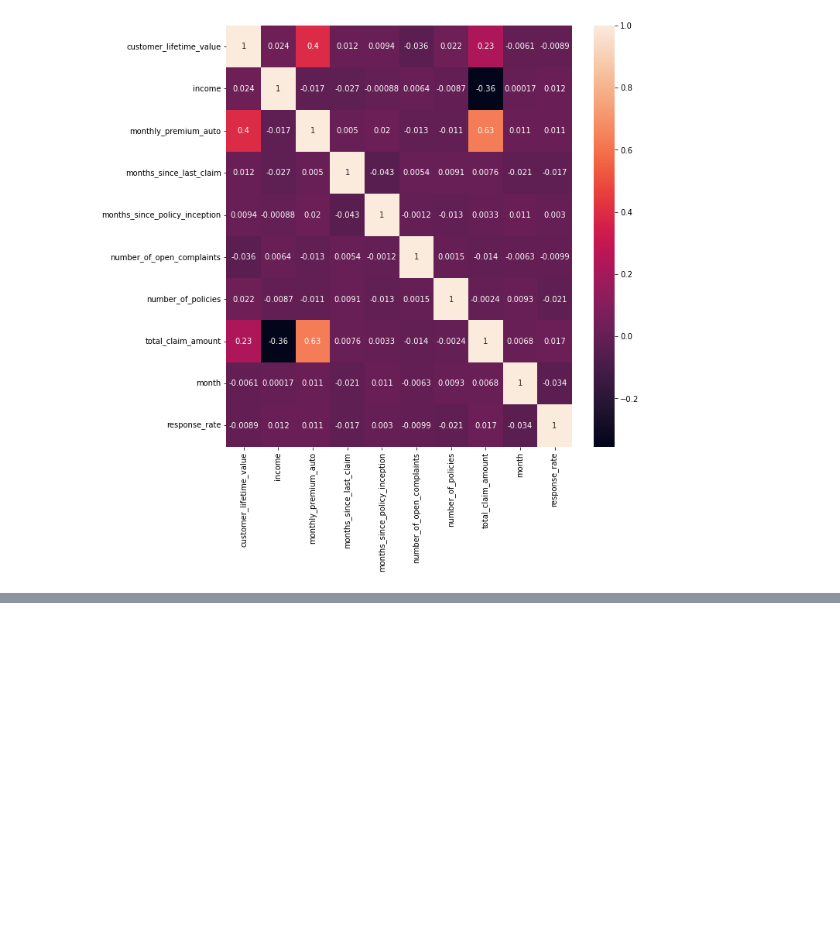
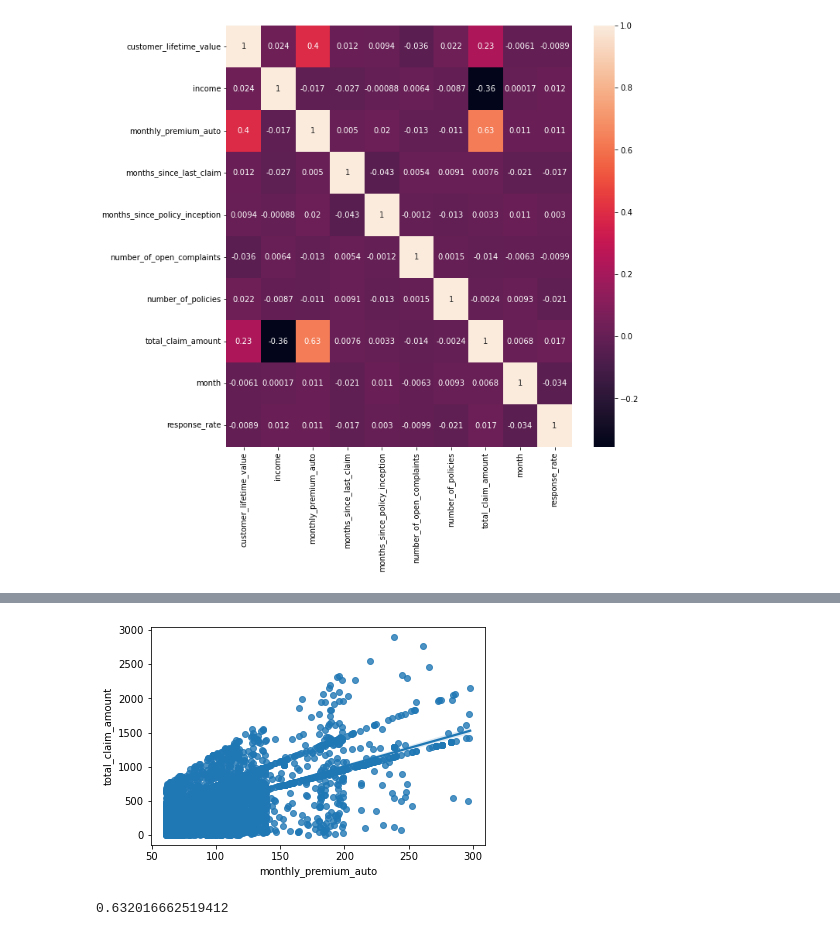
Before and after one commit to matosluana/lab-customer-analysis-round-2, a Jupyter notebook: files_for_lab/csv_files/Lab-customer-analysis-round-2.ipynb, the cells around one changed output, grey strips where cells are left out. Cells and saved outputs as stored; diff of their text form; code cells hidden in the pictures; blank space fills up the shorter version.

```diff
--- a/files_for_lab/csv_files/Lab-customer-analysis-round-2.ipynb
+++ b/files_for_lab/csv_files/Lab-customer-analysis-round-2.ipynb
@@ -392,0 +430,8 @@ plt.show()
+# %%
+#Checking correlations
+sns.regplot(x='monthly_premium_auto',y='total_claim_amount',data=num)
+plt.show()
+num['total_claim_amount'].corr(num['monthly_premium_auto'])
+# %% [output]
+[figure, added]
+0.632016662519412
```
Also changed, not shown: parts of 6 cells of this notebook.
